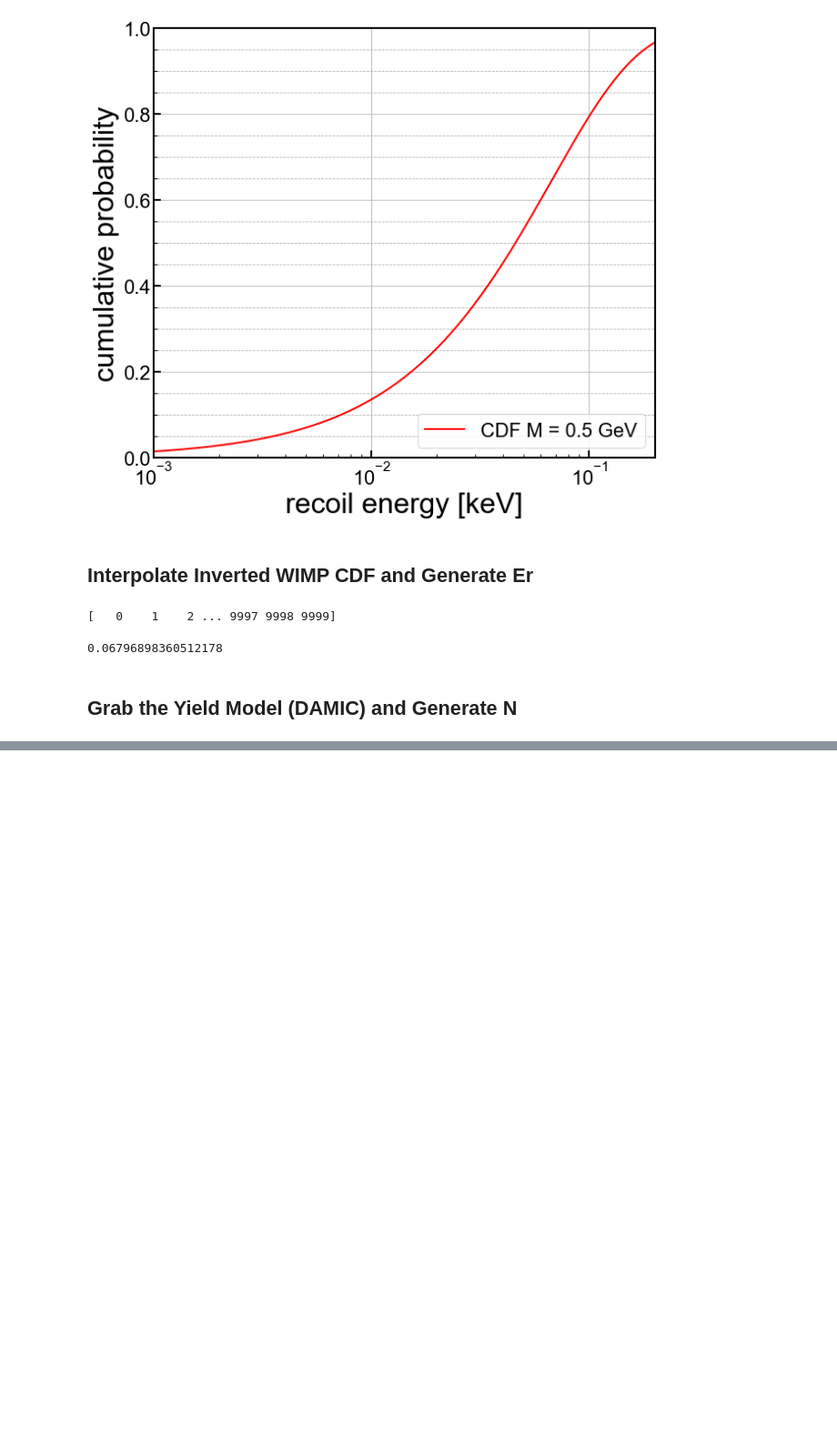
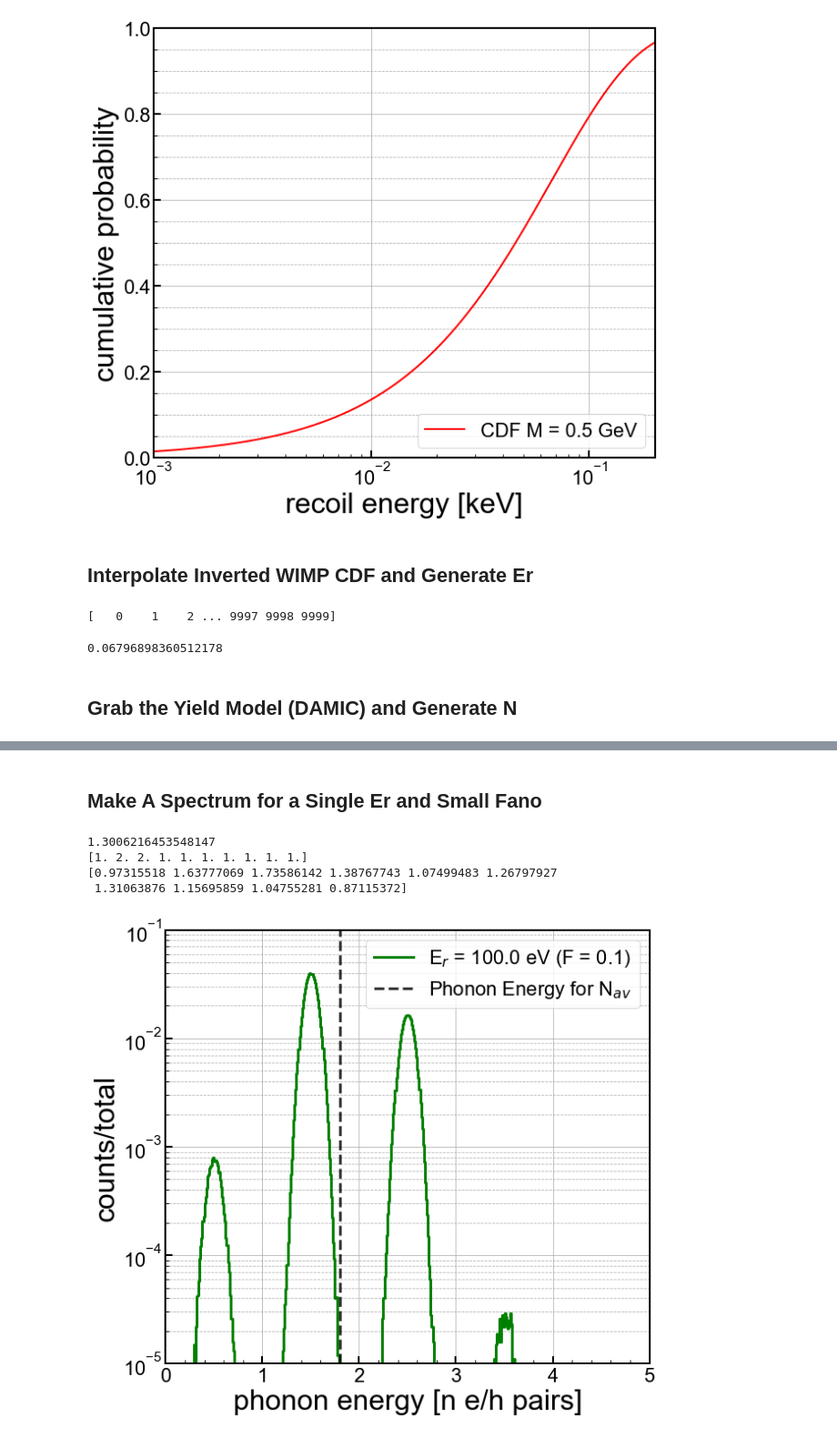
Before and after one commit to villaa/nrFano_Constraint, a Jupyter notebook: HVeV_WIMP_spectrum.ipynb, the cells around one changed output, grey strips where cells are left out. Shown at 91% size. Drawn from its saved outputs; the diff is of its cells as text; code cells hidden in the pictures; blank space fills up the shorter version.

Commit message:
[ANV] made a plot for a single Er

```diff
--- a/HVeV_WIMP_spectrum.ipynb
+++ b/HVeV_WIMP_spectrum.ipynb
@@ -250,0 +235,59 @@ plt.show()
+# %% [markdown]
+## Make A Spectrum for a Single Er and Small Fano
+# %%
+Er = 100*np.ones((Ntot,)) #use 100 eV
+Nav = Er*damic_yv(Er)*(1/eps)
+Npre = np.random.normal(Nav,np.sqrt(F*(Nav)))
+N = np.round(Npre)
+Ep = N*V + Er
+Ep = Ep + np.random.normal(0,14,np.shape(Ep))
+Ep_cal = Ep/V
+
+print(Nav[0])
+print(N[0:10])
+print(Npre[0:10])
+# %% [output]
+1.3006216453548147
+[1. 2. 2. 1. 1. 1. 1. 1. 1. 1.]
+[0.97315518 1.63777069 1.73586142 1.38767743 1.07499483 1.26797927
+ 1.31063876 1.15695859 1.04755281 0.87115372]
+# %%
+n,nx = np.histogram(Ep_cal,nbins,range=(0,5))
+
+xc = (nx[:-1] + nx[1:]) / 2
+# %%
+#set up a 1d plot
+fig,axes = plt.subplots(1,1,figsize=(9.0,8.0),sharex=True)
+ax1 = axes
+
+X = np.arange(0,5,0.01)
+
+label1 = 'E$_r$ = {0:3.1f} eV (F = {1:1.1f})'.format(Er[0],F)
+ax1.step(xc,n/Ntot, where='mid',color='g', linestyle='-', label=label1, linewidth=3)
+mtline = ax1.axvline((Nav[0]*V+Er[0])/V, color='k', linestyle='--', lw=3, alpha=0.8,label='Phonon Energy for N$_{av}$')
+
+#ax1.step(xc,n_f[:,2]/Ntot, where='mid',color='g', linestyle='-', label=label3, linewidth=3)
+#ax1.plot(X,gaus(X,*popt),'k-',label='fit')
+
+
+ymin=0.00001
+ymax=0.1
+
+
+ax1.set_yscale('log')
+ax1.set_xlim(0, 5)
+ax1.set_ylim(ymin,ymax)
+ax1.set_xlabel('phonon energy [n e/h pairs]',**axis_font)
+ax1.set_ylabel('counts/total',**axis_font)
+ax1.grid(True)
+ax1.yaxis.grid(True,which='minor',linestyle='--')
+ax1.legend(loc=1,prop={'size':22})
+
+for axis in ['top','bottom','left','right']:
+  ax1.spines[axis].set_linewidth(2)
+
+plt.tight_layout()
+plt.savefig('figures/Er_100eV_HVeV.png')
+plt.show()
+# %% [output]
+[figure, added]
```
Also changed, not shown: parts of 3 cells of this notebook, 2 other files.
